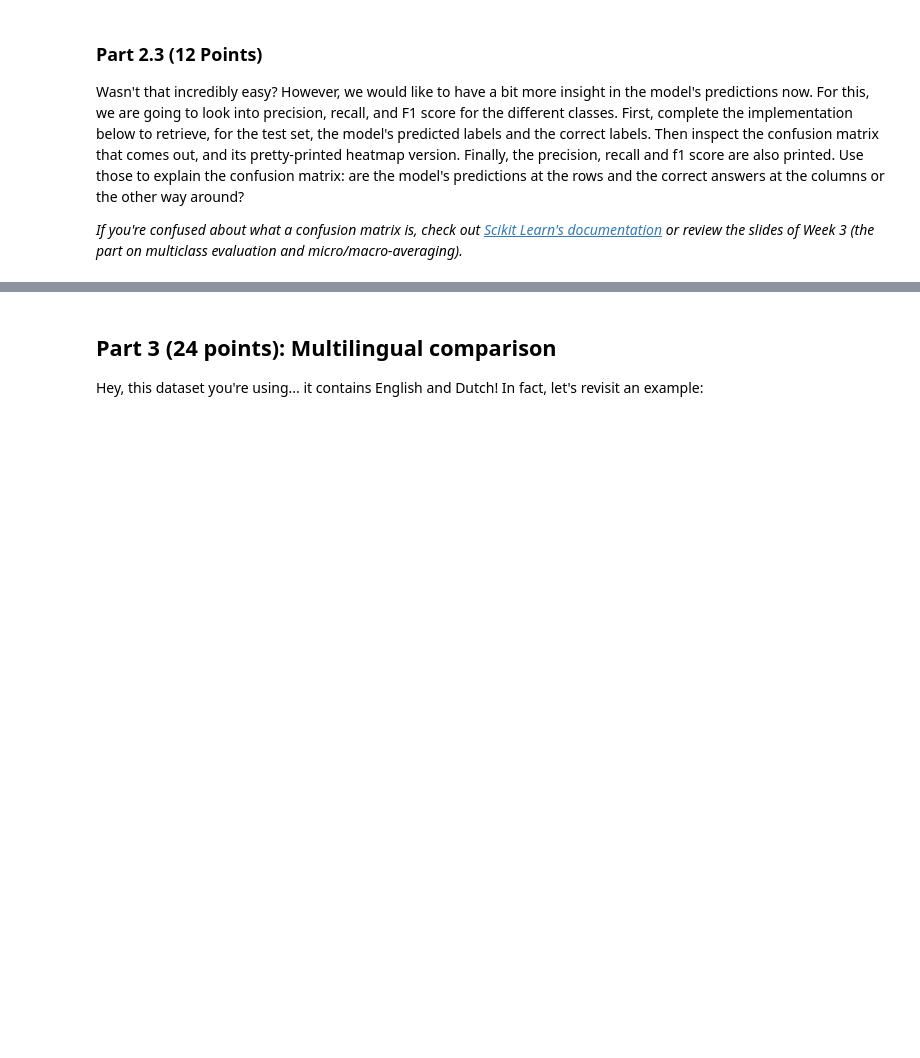
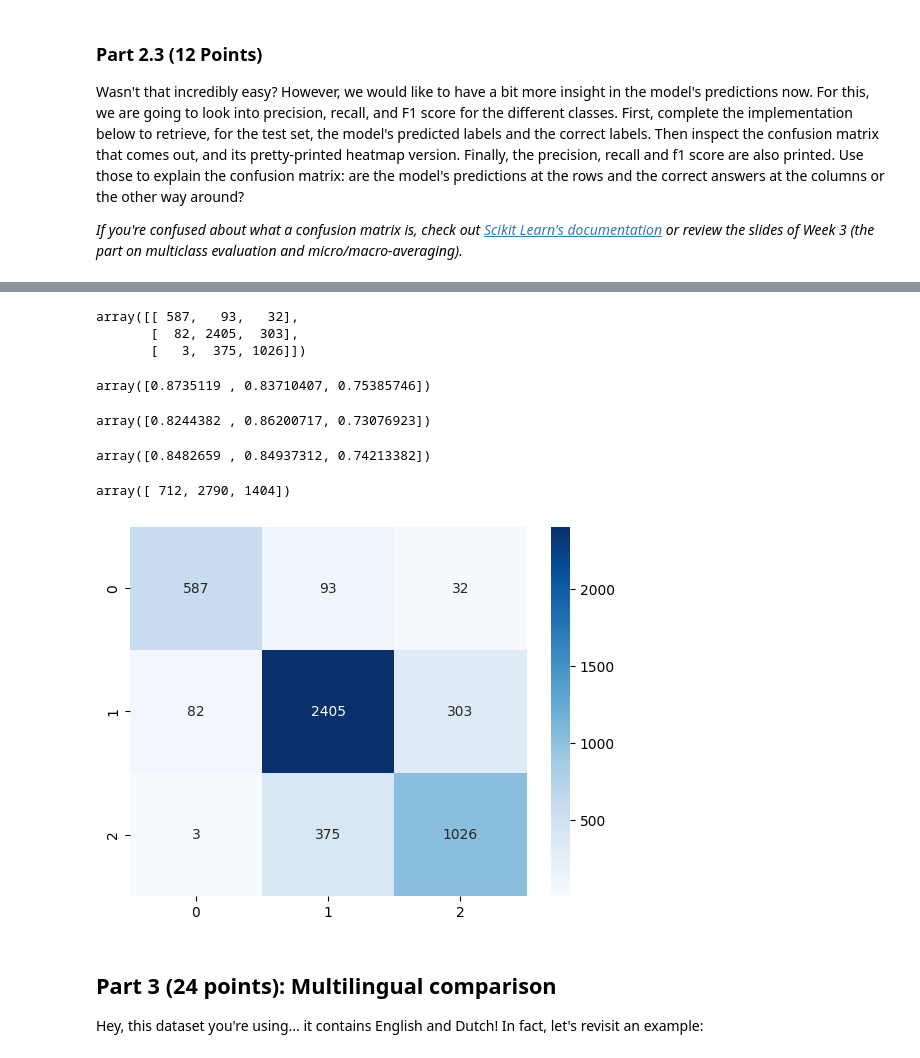
Before and after one commit to JesseK18/NLPA3, a Jupyter notebook: NLP_Assignment3.ipynb, the cells around one changed output, grey strips where cells are left out. Cells and saved outputs as stored; diff of their text form; code cells hidden in the pictures; blank space fills up the shorter version.

```diff
--- a/NLP_Assignment3.ipynb
+++ b/NLP_Assignment3.ipynb
@@ -447,8 +447,9 @@ from sklearn.metrics import confusion_matrix
 from sklearn.metrics import precision_recall_fscore_support
 import seaborn as sns
 
-preds = NotImplemented
-trues = NotImplemented
+preds = np.argmax(trainer.predict(test_dataset=tokenized_datasets["test"]).predictions, axis=1)
+trues = trainer.predict(test_dataset=tokenized_datasets["test"]).label_ids
+
 
 cf_matrix = confusion_matrix(trues, preds)
 display(cf_matrix)
@@ -460,3 +461,4 @@ display(precision)
 display(recall)
 display(f1)
 display(support)
+# %% [output]
@@ -463,3 +467,11 @@ display(support)
+array([[ 587,   93,   32],
+       [  82, 2405,  303],
+       [   3,  375, 1026]])
+array([0.8735119 , 0.83710407, 0.75385746])
+array([0.8244382 , 0.86200717, 0.73076923])
+array([0.8482659 , 0.84937312, 0.74213382])
+array([ 712, 2790, 1404])
+[figure, added]
 # %% [markdown]
 ## Part 3 (24 points): Multilingual comparison
 
```
Also changed, not shown: parts of 10 cells of this notebook.
